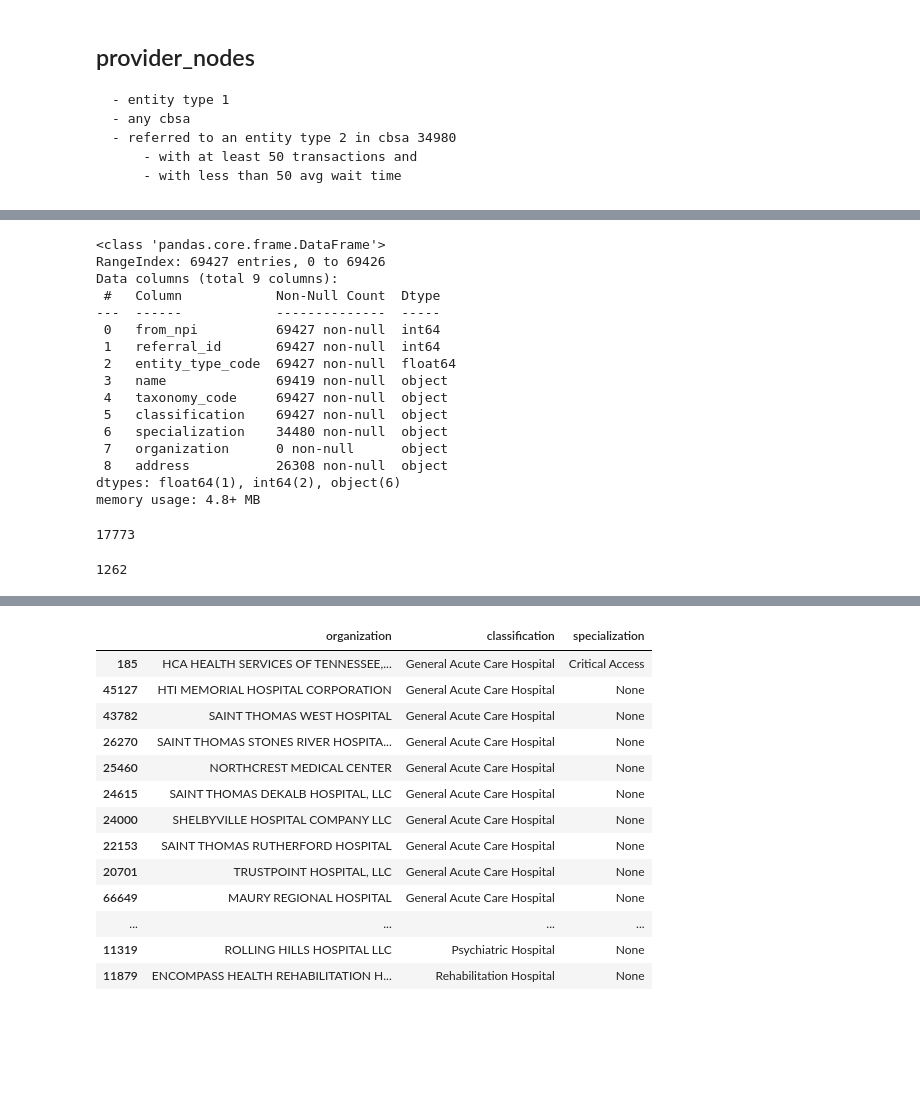
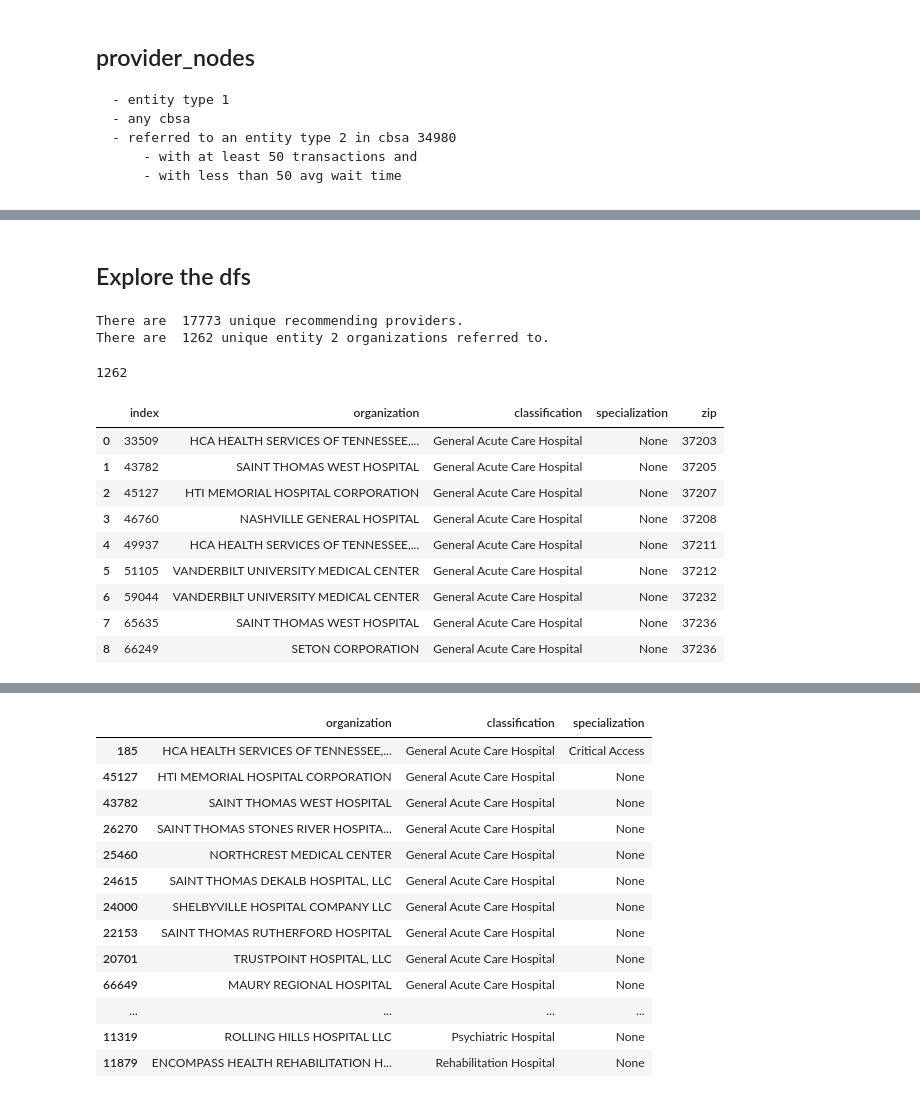
Before and after one commit to VahidehRasekhi/hop_team-hotdogs, a Jupyter notebook: scripts/hop_03_create_csv_files_for_neo4j.ipynb, the cells around one changed output, grey strips where cells are left out. Saved outputs shown, nothing was run; the diff lists cells and outputs as text; code cells hidden in the pictures; blank space fills up the shorter version.

```diff
--- a/scripts/hop_03_create_csv_files_for_neo4j.ipynb
+++ b/scripts/hop_03_create_csv_files_for_neo4j.ipynb
@@ -217,24 +215,9 @@ db.close()
-# %%
-providers.info()
-# %% [output]
-<class 'pandas.core.frame.DataFrame'>
-RangeIndex: 69427 entries, 0 to 69426
-Data columns (total 9 columns):
- #   Column            Non-Null Count  Dtype
----  ------            --------------  -----
- 0   from_npi          69427 non-null  int64
- 1   referral_id       69427 non-null  int64
- 2   entity_type_code  69427 non-null  float64
- 3   name              69419 non-null  object
- 4   taxonomy_code     69427 non-null  object
- 5   classification    69427 non-null  object
- 6   specialization    34480 non-null  object
- 7   organization      0 non-null      object
- 8   address           26308 non-null  object
-dtypes: float64(1), int64(2), object(6)
-memory usage: 4.8+ MB
-# %%
-providers['from_npi'].nunique()
-# %% [output]
-17773
+# %% [markdown]
+## Explore the dfs
+# %%
+print('There are ', providers['from_npi'].nunique(), 'unique recommending providers.')
+print('There are ', groups['organization'].nunique(), 'unique entity 2 organizations referred to.')
+# %% [output]
+There are  17773 unique recommending providers.
+There are  1262 unique entity 2 organizations referred to.
 # %%
@@ -242,3 +224,24 @@ groups['to_npi'].nunique()
 groups['organization'].nunique()
 # %% [output]
 1262
+# %%
+(groups
+     .loc[(groups['classification'].str.contains('General Acute Care Hospital', na = False))
+           &
+           (groups['city'].str.contains('NASHVILLE'))
+           ,
+          ['organization', 'classification', 'specialization', 'zip']]
+     .drop_duplicates()
+     .reset_index()
+)
+# %% [output]
+|  | index | organization | classification | specialization | zip |
+| 0 | 33509 | HCA HEALTH SERVICES OF TENNESSEE,... | General Acute Care Hospital | None | 37203 |
+| 1 | 43782 | SAINT THOMAS WEST HOSPITAL | General Acute Care Hospital | None | 37205 |
+| 2 | 45127 | HTI MEMORIAL HOSPITAL CORPORATION | General Acute Care Hospital | None | 37207 |
+| 3 | 46760 | NASHVILLE GENERAL HOSPITAL | General Acute Care Hospital | None | 37208 |
+| 4 | 49937 | HCA HEALTH SERVICES OF TENNESSEE,... | General Acute Care Hospital | None | 37211 |
+| 5 | 51105 | VANDERBILT UNIVERSITY MEDICAL CENTER | General Acute Care Hospital | None | 37212 |
+| 6 | 59044 | VANDERBILT UNIVERSITY MEDICAL CENTER | General Acute Care Hospital | None | 37232 |
+| 7 | 65635 | SAINT THOMAS WEST HOSPITAL | General Acute Care Hospital | None | 37236 |
+| 8 | 66249 | SETON CORPORATION | General Acute Care Hospital | None | 37236 |
```
Also changed, not shown: parts of 9 cells of this notebook.
